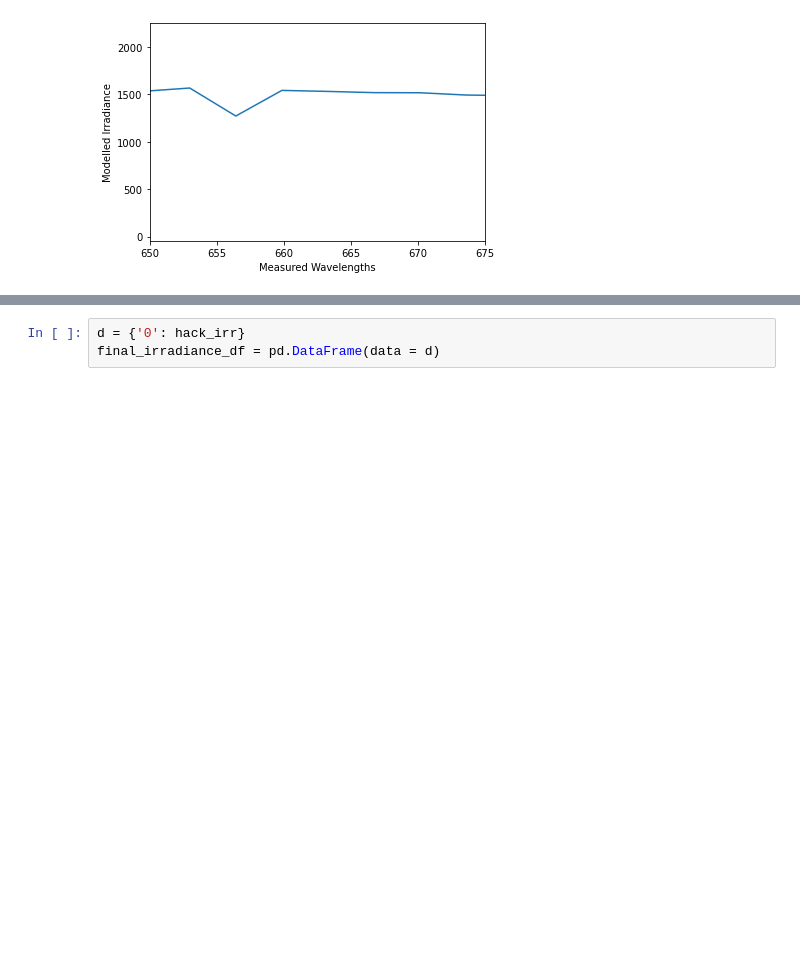
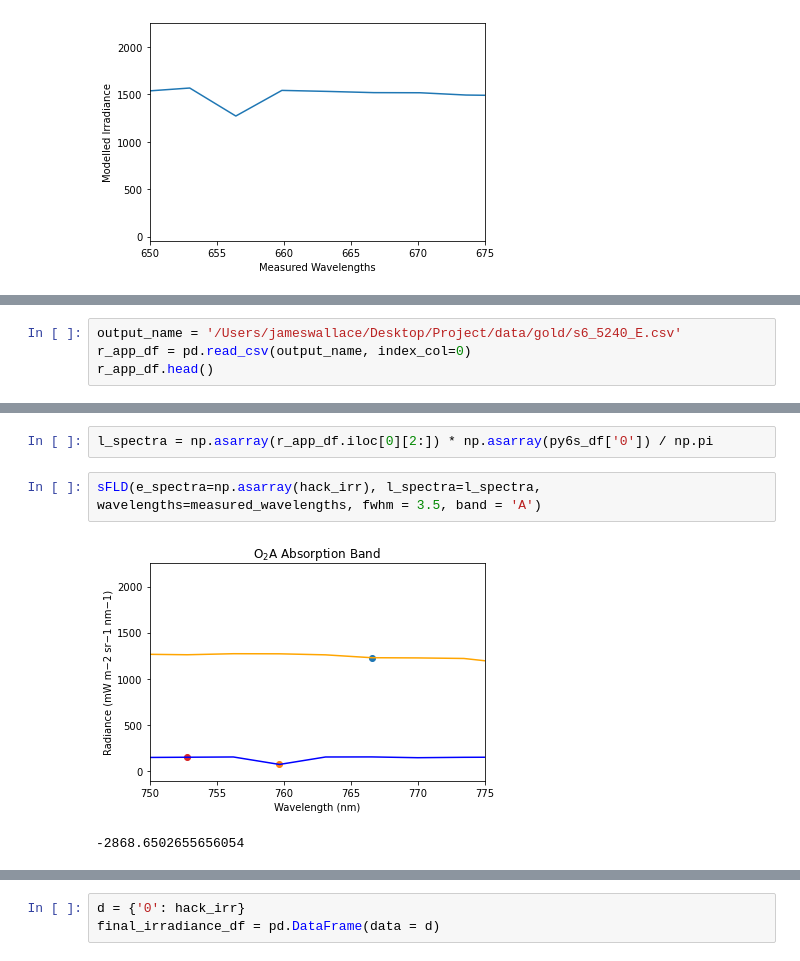
Before and after one commit to JamesWallace99/SIF_MISCADA_PROJECT, a Jupyter notebook: SCOPE_simulations/hyspec_wavelengths_conversion.ipynb, the cells around one changed output, grey strips where cells are left out. Cells and saved outputs as stored; diff of their text form; blank space fills up the shorter version.

```diff
--- a/SCOPE_simulations/hyspec_wavelengths_conversion.ipynb
+++ b/SCOPE_simulations/hyspec_wavelengths_conversion.ipynb
@@ -105,0 +123,4 @@ plt.xlim(650, 675)
+# %%
+output_name = '/Users/jameswallace/Desktop/Project/data/gold/s6_5240_E.csv'
+r_app_df = pd.read_csv(output_name, index_col=0)
+r_app_df.head()
@@ -105,0 +135,7 @@ plt.xlim(650, 675)
+# %%
+l_spectra = np.asarray(r_app_df.iloc[0][2:]) * np.asarray(py6s_df['0']) / np.pi
+# %%
+sFLD(e_spectra=np.asarray(hack_irr), l_spectra=l_spectra, wavelengths=measured_wavelengths, fwhm = 3.5, band = 'A')
+# %% [output]
+[figure, added]
+-2868.6502655656054
```
Also changed, not shown: parts of 5 cells of this notebook, 7 other files.
